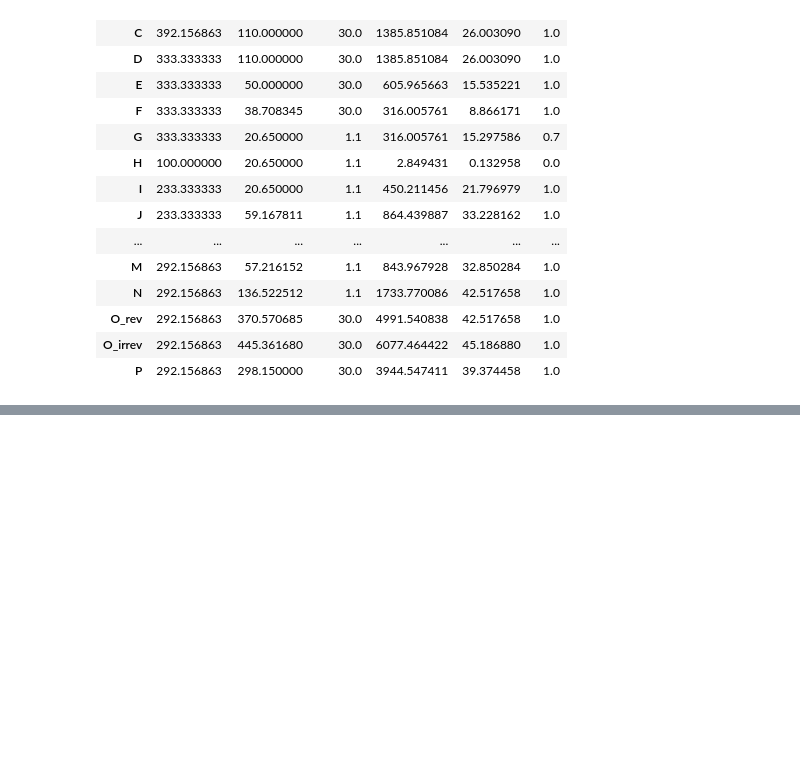
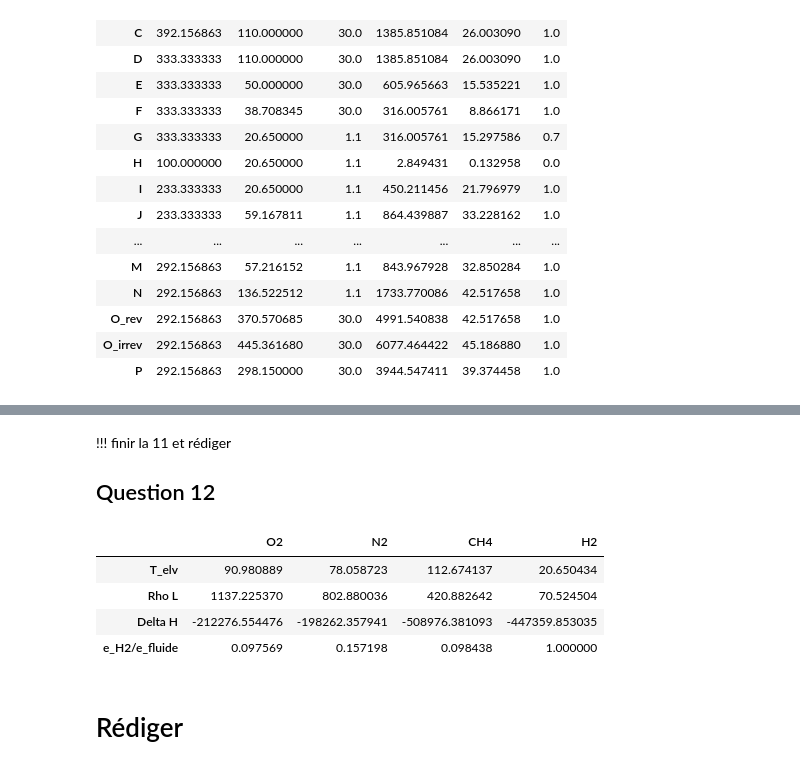
Before and after one commit to jules-spl/liquefaction_H2, a Jupyter notebook: liquefaction_h2.ipynb, the cells around one changed output, grey strips where cells are left out. Cells and saved outputs as stored; diff of their text form; code cells hidden in the pictures; blank space fills up the shorter version.

```diff
--- a/liquefaction_h2.ipynb
+++ b/liquefaction_h2.ipynb
@@ -395,0 +435,42 @@ df
+# %% [markdown]
+!!! finir la 11 et rédiger
+## Question 12
+# %%
+T_a = 298.15
+T_elv_H2 = CP.PropsSI('T', 'Q', 0, 'P', 1.1e5, 'Hydrogen')  # Température d'ébullition de l'H2 à 1.1 bar
+rho_L_H2 = CP.PropsSI('D', 'T', T_elv_H2, 'Q', 0, 'Hydrogen')  # Densité de l'H2 liquide à T_elv_H2
+delta_H_H2 = CP.PropsSI('H', 'T', T_elv_H2, 'Q', 0, 'Hydrogen') - CP.PropsSI('H', 'T', T_elv_H2, 'Q', 1, 'Hydrogen')  # Enthalpie de vaporisation de l'H2 à T_elv_H2
+
+results = {
+    "O2" : {},
+    "N2" : {},
+    "CH4" : {},
+    "H2" : {}
+}
+
+def compute_e_ratio_fluide(T_elv, rho_L, delta_H):
+    return ((T_a - T_elv)/(T_a - T_elv_H2))*((delta_H_H2*rho_L_H2)/(delta_H*rho_L))
+
+
+for gaz in results.keys() :
+    T_elv = CP.PropsSI('T', 'Q', 0, 'P', 1.1e5, gaz)  # Température d'ébullition du gaz à 1.1 bar
+    rho_L = CP.PropsSI('D', 'T', T_elv, 'Q', 0, gaz)  # Masse volumique du gaz liquide à T_elv
+    delta_H = CP.PropsSI('H', 'T', T_elv, 'Q', 0, gaz) - CP.PropsSI('H', 'T', T_elv, 'Q', 1, gaz)  # Enthalpie de vaporisation du gaz à T_elv
+
+    e_ratio = compute_e_ratio_fluide(T_elv, rho_L, delta_H)
+
+    results[gaz] = {"T_elv" : T_elv,
+                    "Rho L" : rho_L,
+                    "Delta H" : delta_H,
+                    "e_H2/e_fluide" : e_ratio}
+
+df = pd.DataFrame(results)
+df
+# %% [output]
+|  | O2 | N2 | CH4 | H2 |
+| T_elv | 90.980889 | 78.058723 | 112.674137 | 20.650434 |
+| Rho L | 1137.225370 | 802.880036 | 420.882642 | 70.524504 |
+| Delta H | -212276.554476 | -198262.357941 | -508976.381093 | -447359.853035 |
+| e_H2/e_fluide | 0.097569 | 0.157198 | 0.098438 | 1.000000 |
+# %% [markdown]
+# Rédiger
```
Also changed, not shown: parts of 3 cells of this notebook.
